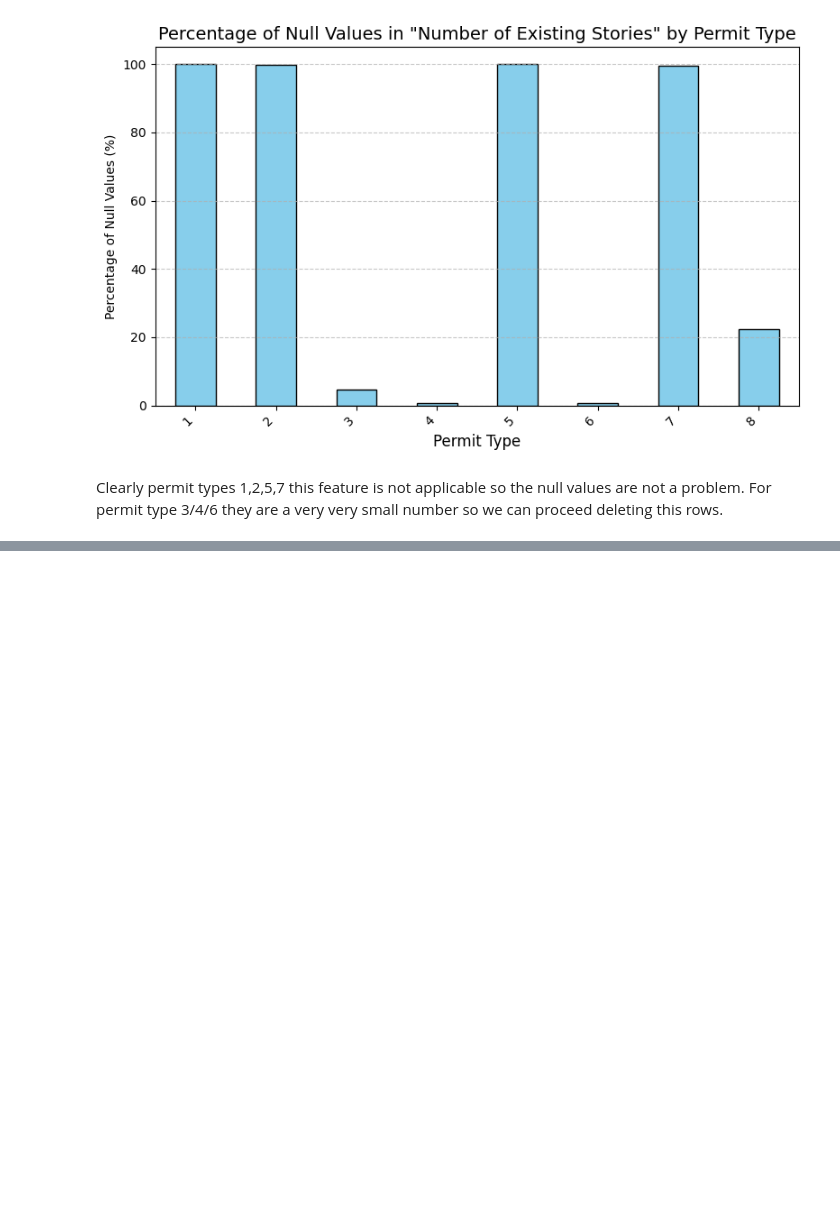
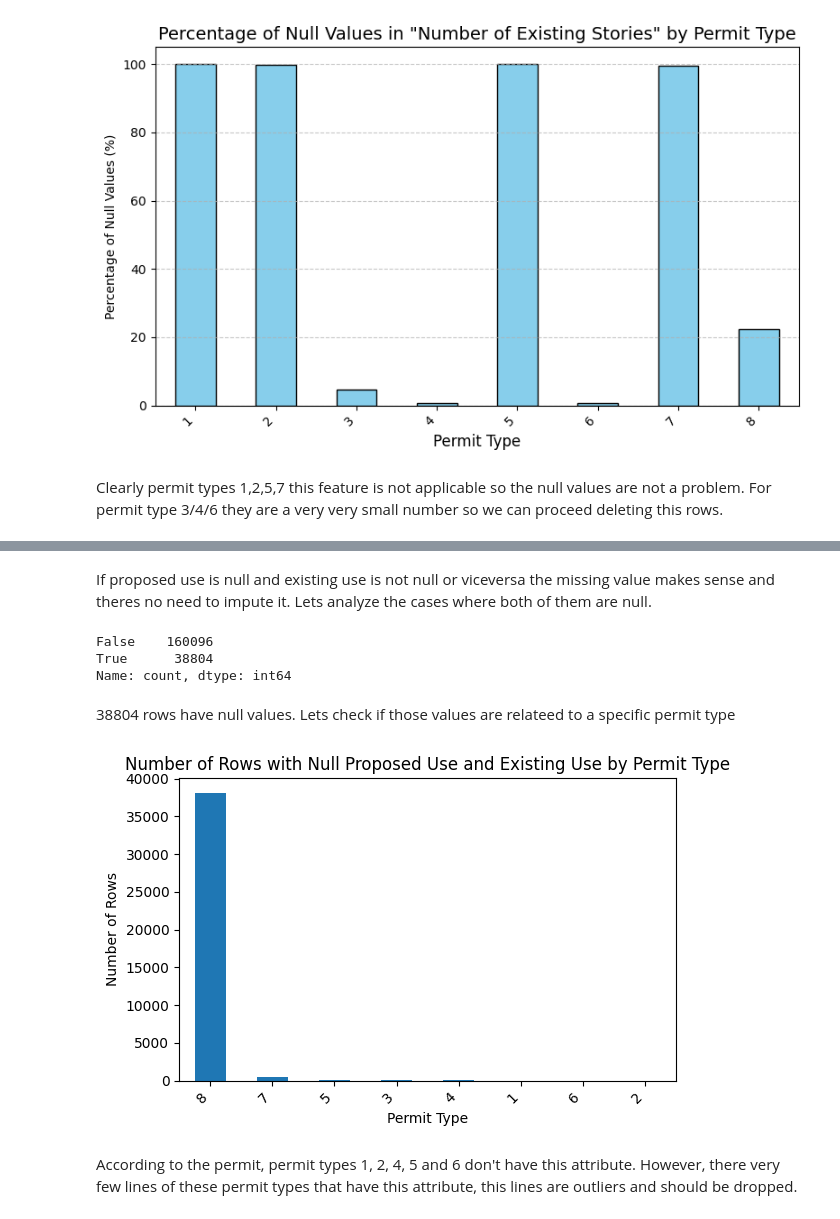
Before and after one commit to tomaz-suller/diq, a Jupyter notebook: notebooks/1-federica.ipynb, the cells around one changed output, grey strips where cells are left out. Saved outputs shown, nothing was run; the diff lists cells and outputs as text; code cells hidden in the pictures; blank space fills up the shorter version.

Commit message:
Add part on missing value analysis

```diff
--- a/notebooks/1-federica.ipynb
+++ b/notebooks/1-federica.ipynb
@@ -469,0 +477,3 @@ df = df[
+# %%
+# Drop row of permit types 2 that have Number of Existing Stories
+df.drop(df[(df['Number of Existing Stories'].notnull()) & (df['Permit Type'].isin([1, 2, 5]))].index, inplace=True)
@@ -483,0 +496,6 @@ As a result, buildings with an OTC Alteration permit are usually not undergoing
+# %%
+use = pd.DataFrame({
+    'Proposed Use': df['Proposed Use'],
+    'Existing Use': df['Existing Use'],
+    'Permit Type': df['Permit Type']
+})
@@ -483,0 +511,26 @@ As a result, buildings with an OTC Alteration permit are usually not undergoing
+# %% [markdown]
+If proposed use is null and existing use is not null or viceversa the missing value makes sense and theres no need to impute it. Lets analyze the cases where both of them are null.
+# %%
+((use['Proposed Use'].isnull()) & (use['Existing Use'].isnull())).value_counts()
+# %% [output]
+False    160096
+True      38804
+Name: count, dtype: int64
+# %% [markdown]
+38804 rows have null values. Lets check if those values are relateed to a specific permit type
+# %%
+null_counts = use[use['Proposed Use'].isnull() & use['Existing Use'].isnull()]
+permit_type_counts = null_counts['Permit Type'].value_counts()
+
+plt.figure(figsize=(6, 4))
+permit_type_counts.plot(kind='bar')
+plt.title('Number of Rows with Null Proposed Use and Existing Use by Permit Type')
+plt.xlabel('Permit Type')
+plt.ylabel('Number of null Rows')
+plt.xticks(rotation=45, ha='right')
+plt.tight_layout()
+plt.show()
+# %% [output]
+[figure, added]
+# %% [markdown]
+According to the permit, permit types 1, 2, 4, 5 and 6 don't have this attribute. However, there very few lines of these permit types that have this attribute, this lines are outliers and should be dropped.
```
Also changed, not shown: parts of 31 cells of this notebook.
